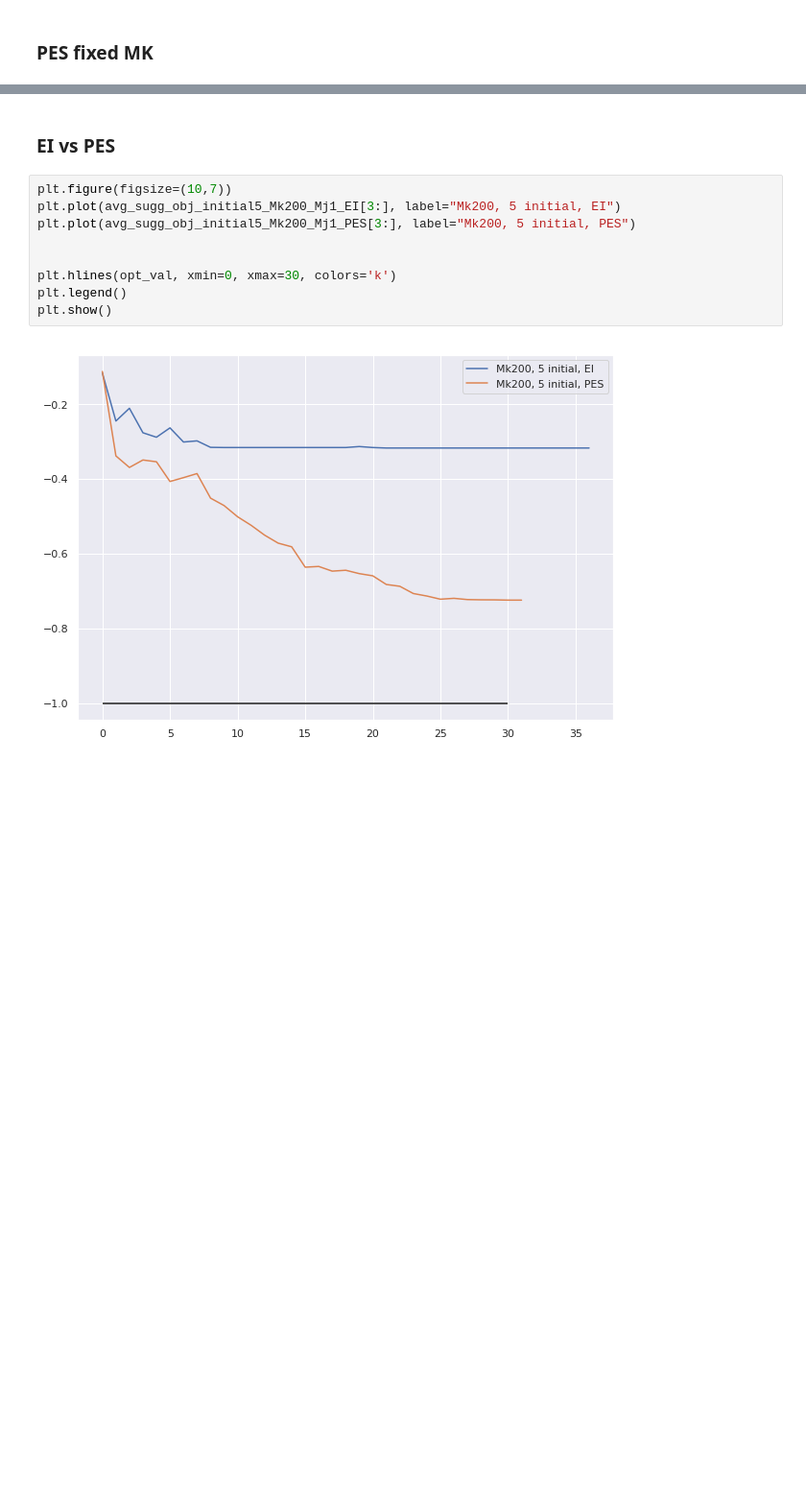
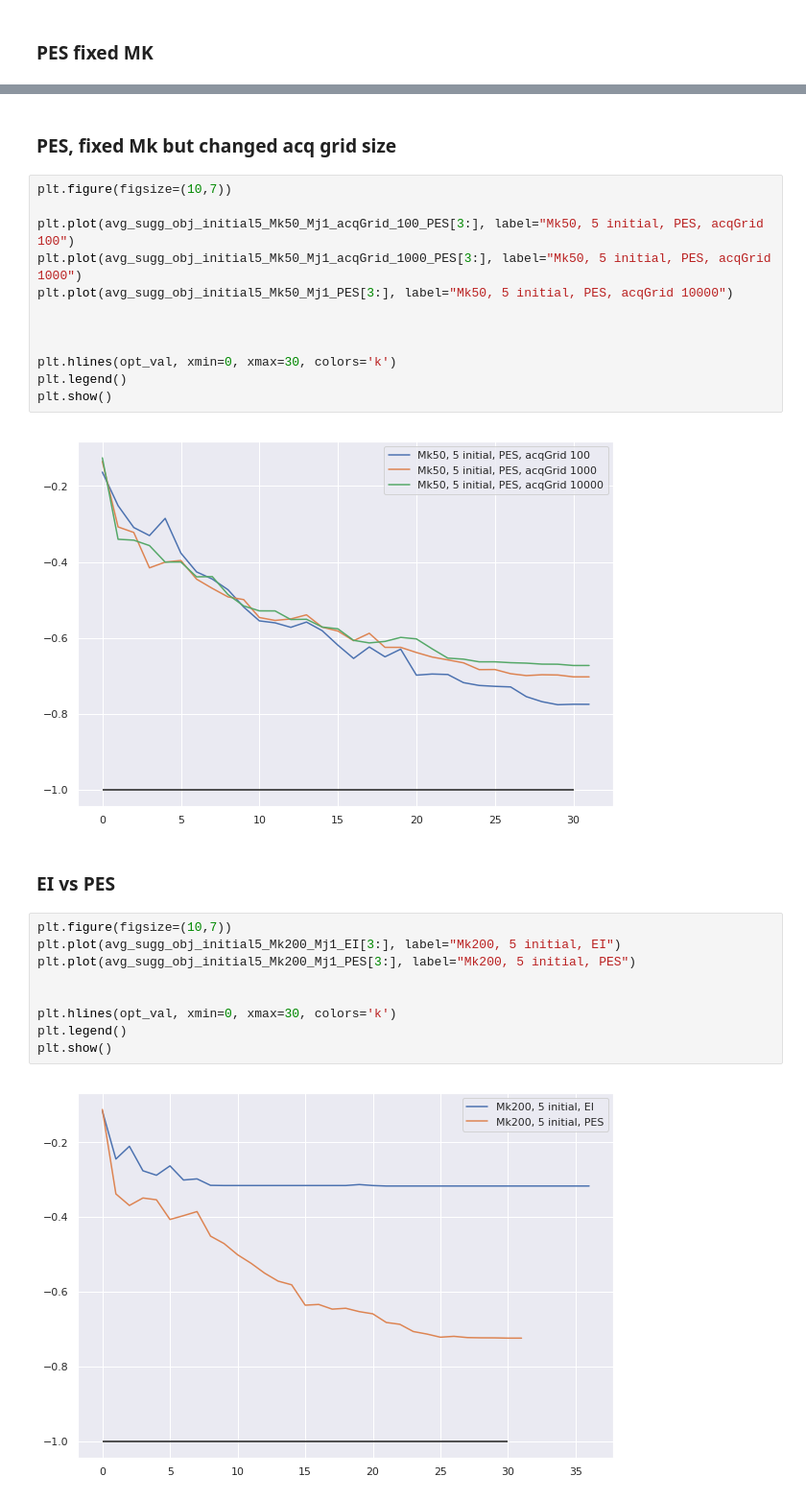
Before and after one commit to kkh8676/opt_functions, a Jupyter notebook: exp_result/drop_wave_fixedMk_decreasingMk.ipynb, the cells around one changed output, grey strips where cells are left out. Shown at 96% size. Saved outputs shown, nothing was run; the diff lists cells and outputs as text; blank space fills up the shorter version.

```diff
--- a/exp_result/drop_wave_fixedMk_decreasingMk.ipynb
+++ b/exp_result/drop_wave_fixedMk_decreasingMk.ipynb
@@ -344,3 +398,19 @@ plt.show()
+# %% [markdown]
+### PES, fixed Mk but changed acq grid size
+# %%
+plt.figure(figsize=(10,7))
+
+plt.plot(avg_sugg_obj_initial5_Mk50_Mj1_acqGrid_100_PES[3:], label="Mk50, 5 initial, PES, acqGrid 100")
+plt.plot(avg_sugg_obj_initial5_Mk50_Mj1_acqGrid_1000_PES[3:], label="Mk50, 5 initial, PES, acqGrid 1000")
+plt.plot(avg_sugg_obj_initial5_Mk50_Mj1_PES[3:], label="Mk50, 5 initial, PES, acqGrid 10000")
+
+
+
+plt.hlines(opt_val, xmin=0, xmax=30, colors='k')
+plt.legend()
+plt.show()
+# %% [output]
+[figure, added]
 # %% [markdown]
 ### EI vs PES
 # %%
```
Also changed, not shown: parts of 18 cells of this notebook, 1 other file.
